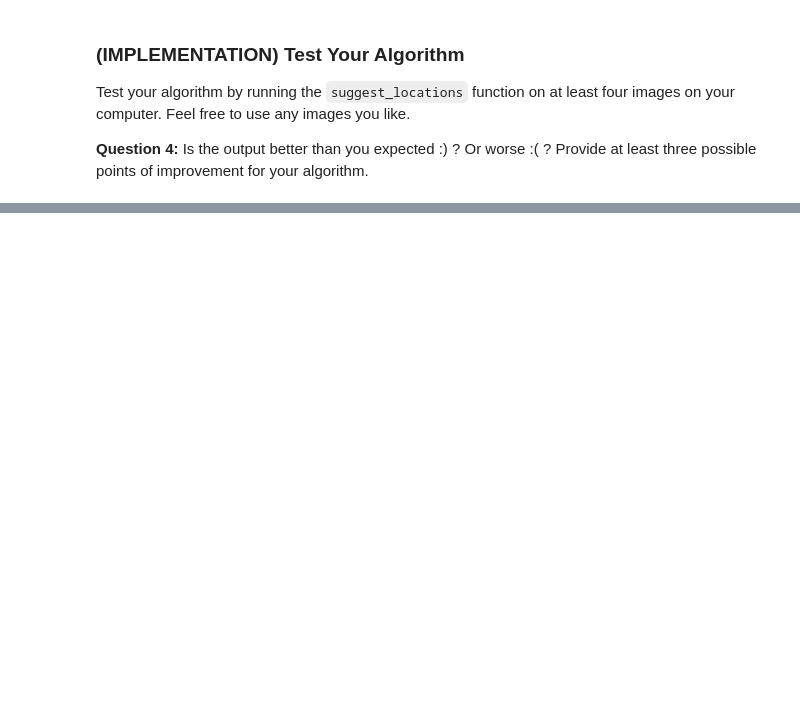
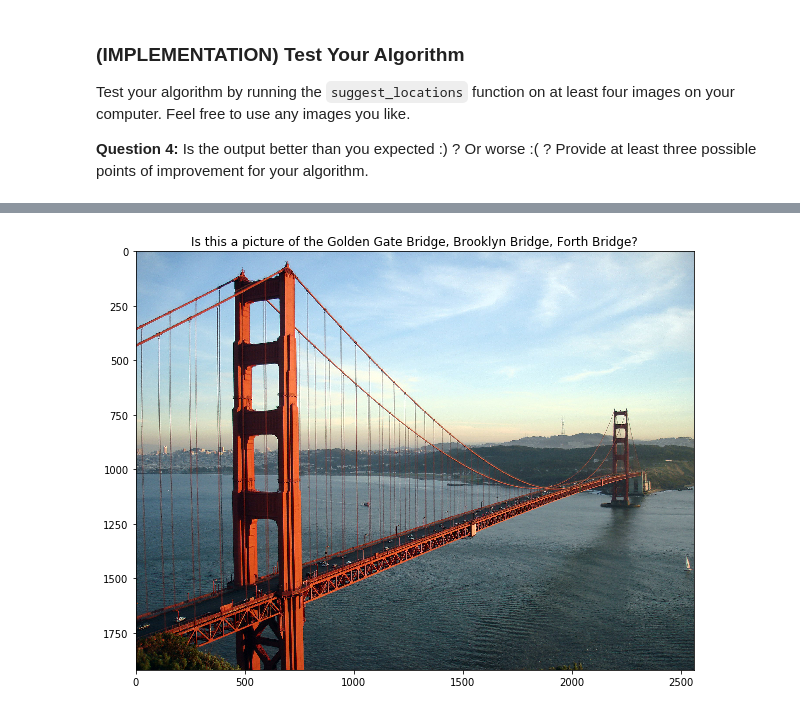
Before and after one commit to yannacavalcanti/landmark, a Jupyter notebook: landmark.ipynb, the cells around one changed output, grey strips where cells are left out. Drawn from its saved outputs; the diff is of its cells as text; code cells hidden in the pictures; blank space fills up the shorter version.

```diff
--- a/landmark.ipynb
+++ b/landmark.ipynb
@@ -776,0 +816,5 @@ __Answer:__ (Three possible points for improvement)
+# %%
+
+suggest_locations('test_images/GoldenGateBridge-001.jpeg')
+# %% [output]
+[figure, added]
```
Also changed, not shown: parts of 10 cells of this notebook, 5 other files.
